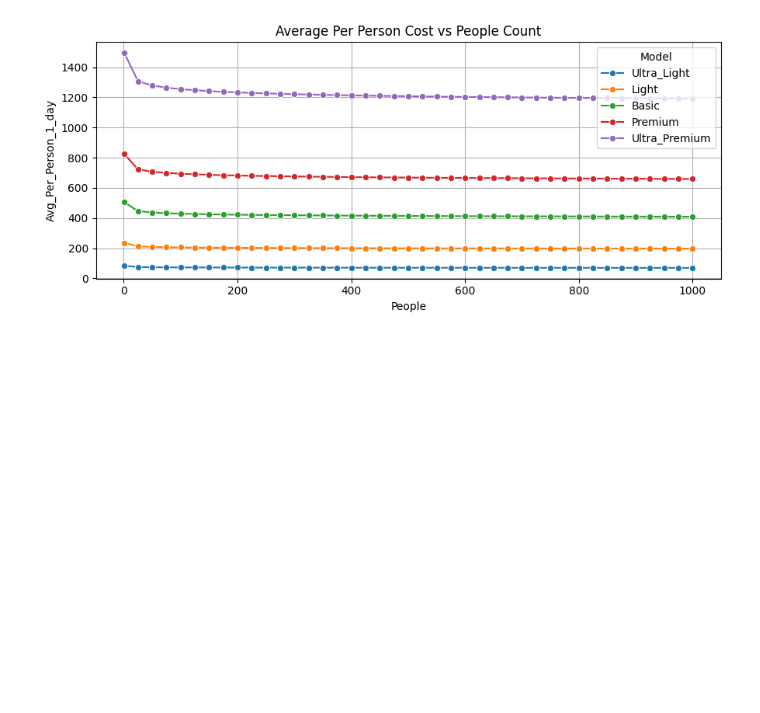
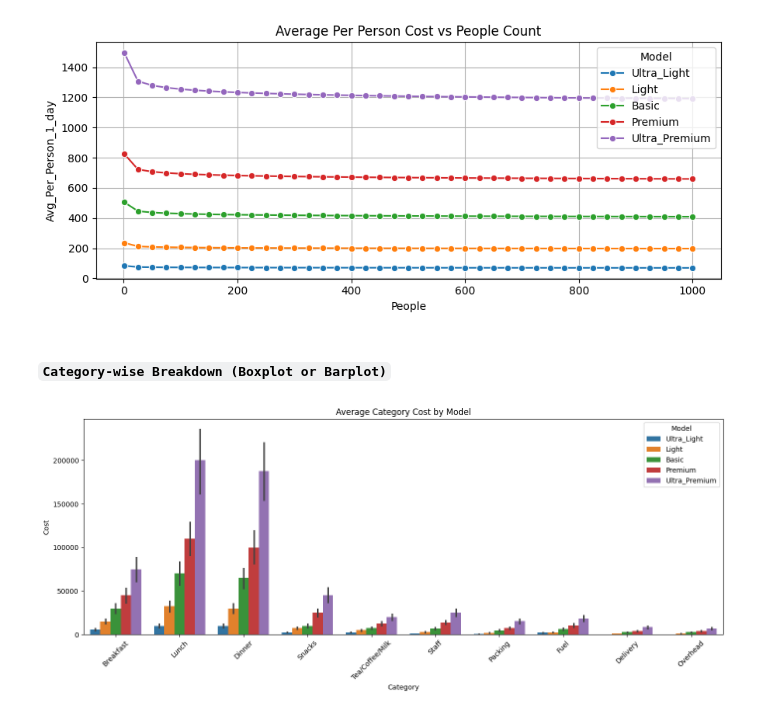
Before and after one commit to deanesh/kitchen-pooling-model, a Jupyter notebook: eda_kitchen_pooling_model.ipynb, the cells around one changed output. Drawn from its saved outputs; the diff is of its cells as text; code cells hidden in the pictures; blank space fills up the shorter version.

```diff
--- a/eda_kitchen_pooling_model.ipynb
+++ b/eda_kitchen_pooling_model.ipynb
@@ -93,3 +91,35 @@ plt.tight_layout()
 plt.show()
 # %% [output]
 [figure]
+# %% [markdown]
+##### `Category-wise Breakdown (Boxplot or Barplot)`
+# %%
+# Melt data for plotting
+category_cols = [
+    "Breakfast",
+    "Lunch",
+    "Dinner",
+    "Snacks",
+    "Tea/Coffee/Milk",
+    "Staff",
+    "Packing",
+    "Fuel",
+    "Delivery",
+    "Overhead",
+]
+df_melted = df.melt(
+    id_vars=["Model", "People"],
+    value_vars=category_cols,
+    var_name="Category",
+    value_name="Cost",
+)
+
+# Average category cost per model
+plt.figure(figsize=(14, 6))
+sns.barplot(data=df_melted, x="Category", y="Cost", hue="Model", estimator="mean")
+plt.title("Average Category Cost by Model")
+plt.xticks(rotation=45)
+plt.tight_layout()
+plt.show()
+# %% [output]
+[figure, added]
```
Also changed, not shown: parts of 11 cells of this notebook, 1 other file.
